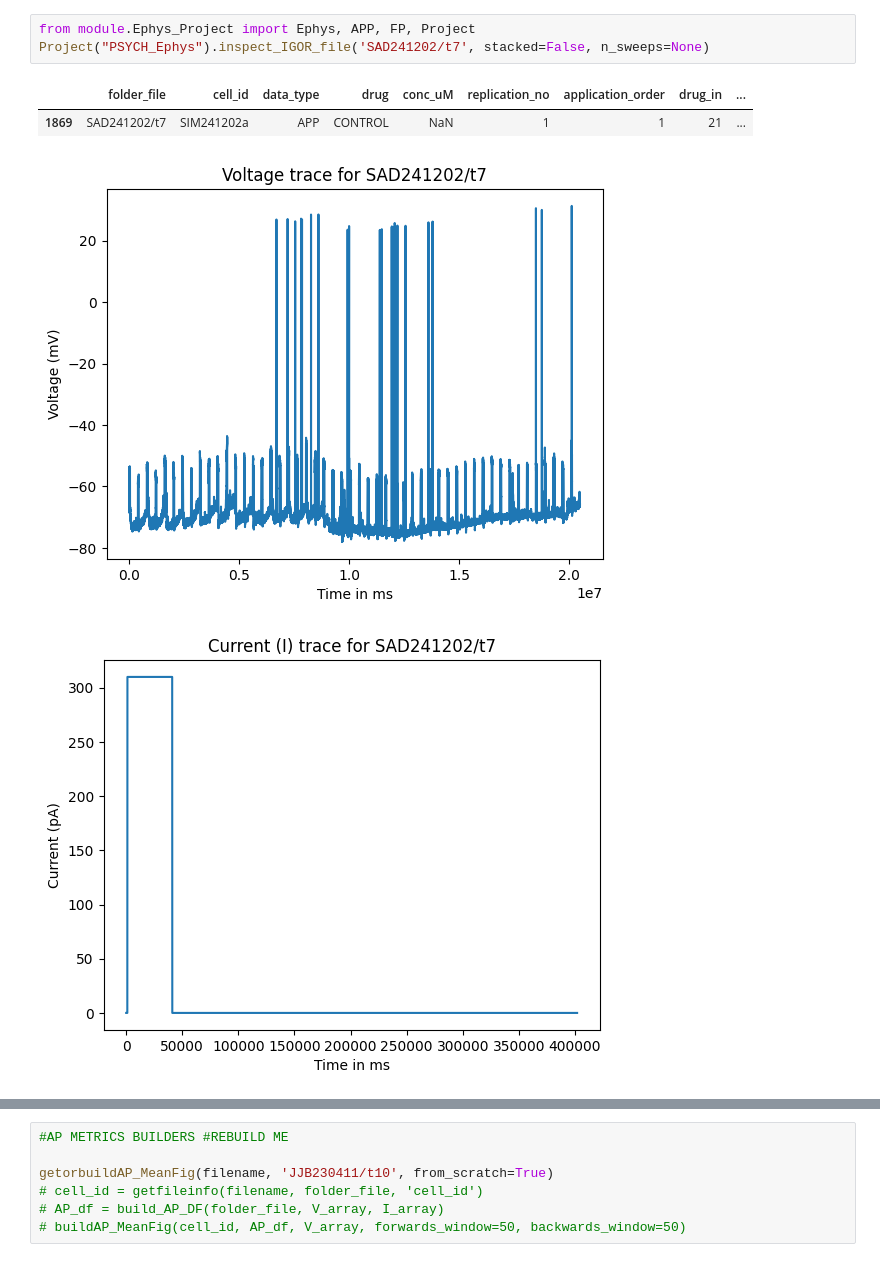
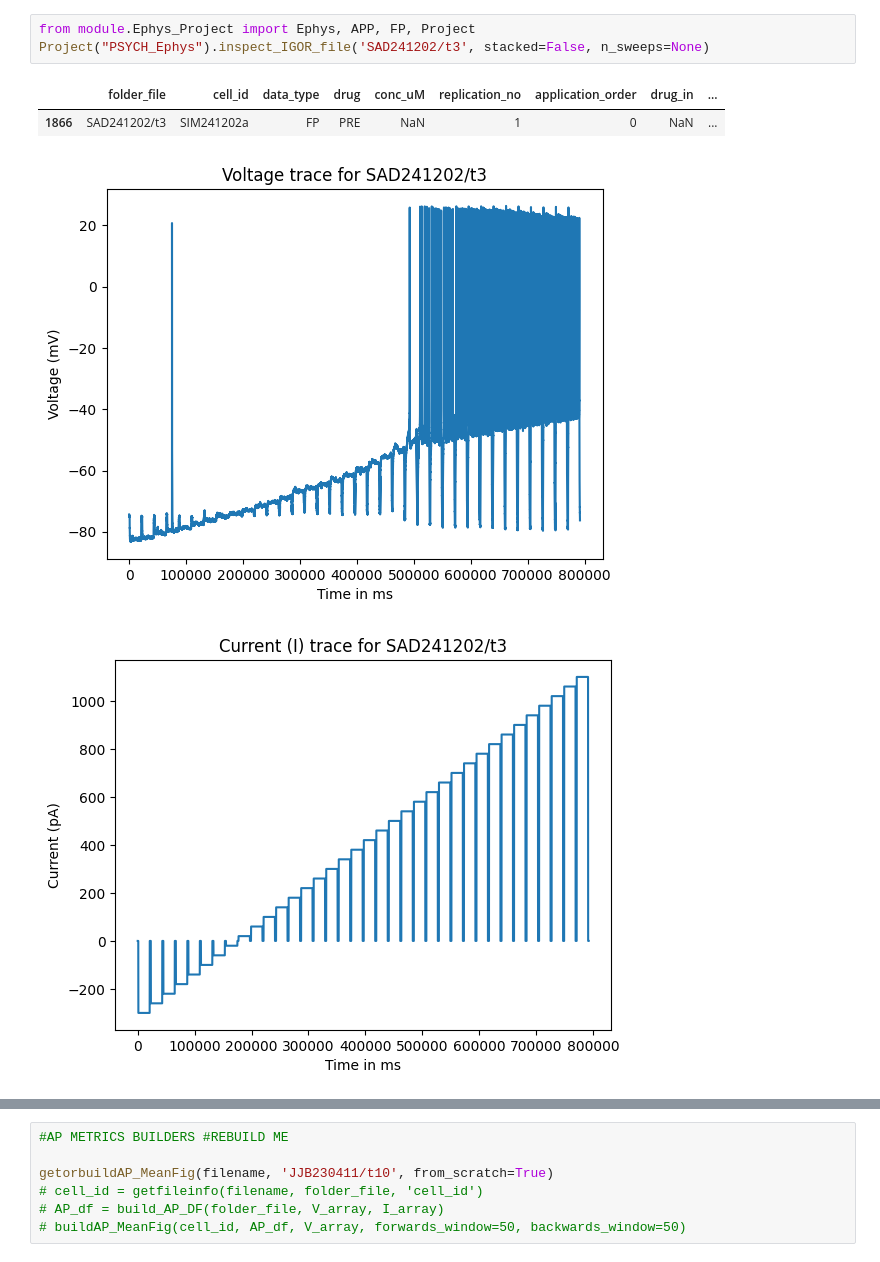
Before and after one commit to jjb-hub/IGOR_phd, a Jupyter notebook: RUN.ipynb, the cells around one changed output, grey strips where cells are left out. Saved outputs shown, nothing was run; the diff lists cells and outputs as text.

```diff
--- a/RUN.ipynb
+++ b/RUN.ipynb
@@ -1,11 +1,11 @@
 # %%
 from module.Ephys_Project import Ephys, APP, FP, Project
-Project("PSYCH_Ephys").inspect_IGOR_file('SAD241202/t7', stacked=False, n_sweeps=None)
+Project("PSYCH_Ephys").inspect_IGOR_file('SAD241202/t3', stacked=False, n_sweeps=None)
 # %% [output]
 |  | folder_file | cell_id | data_type | drug | conc_uM | replication_no | application_order | drug_in | ... |
-| 1869 | SAD241202/t7 | SIM241202a | APP | CONTROL | NaN | 1 | 1 | 21 | ... |
+| 1866 | SAD241202/t3 | SIM241202a | FP | PRE | NaN | 1 | 0 | NaN | ... |
-[figure, old version]
+[figure, new version]
-[figure, old version]
+[figure, new version]
 # %%
 # DATA EXTRACTION
 from module.Ephys_Project import Ephys, APP, FP
```
Also changed, not shown: parts of 4 cells of this notebook, 2 other files.
